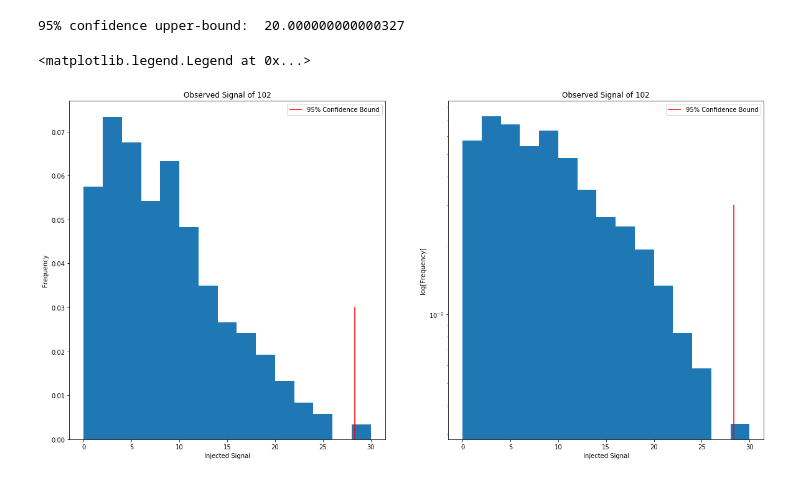
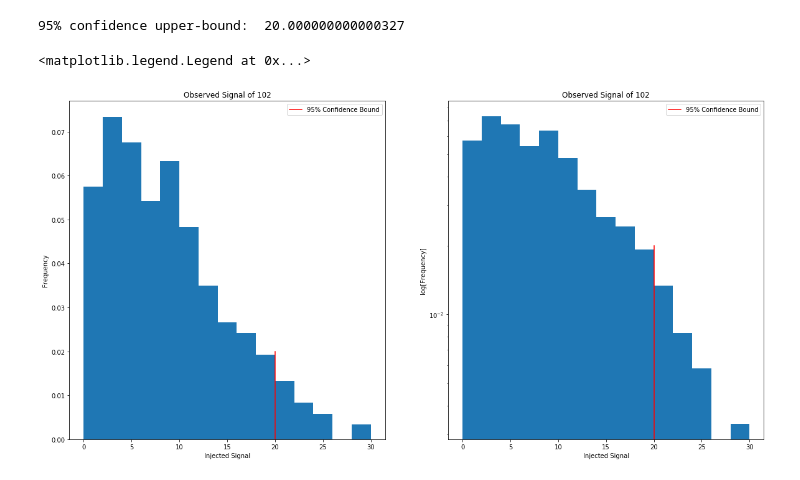
Before and after one commit to nsyochum/Physics-434, a Jupyter notebook: Lab_6/Lab_6.ipynb, the cells around one changed output. Saved outputs shown, nothing was run; the diff lists cells and outputs as text; code cells hidden in the pictures.

```diff
--- a/Lab_6/Lab_6.ipynb
+++ b/Lab_6/Lab_6.ipynb
@@ -295,28 +295,26 @@ print("95% confidence upper-bound: ",bound)
 # %% [output]
 95% confidence upper-bound:  20.000000000000327
 # %%
-mu = np.average(vert_dist)
-
-bounds = [mu + bound, mu + bound]
-y_vals = [0, 0.03]
+bounds = [bound, bound]
+y_vals = [0, 0.02]
 
 plt.rcParams["figure.figsize"] = (20,10)
 fig, ax = plt.subplots(1, 2)
 
 ax[0].hist(vert_dist, bins=15, density=True)
 ax[0].set_title('Observed Signal of ' + str(signal))
 ax[0].set_xlabel('Injected Signal')
 ax[0].set_ylabel('Frequency')
 ax[0].plot(bounds, y_vals, color = 'red', label='95% Confidence Bound')
 ax[0].legend()
 
 ax[1].hist(vert_dist, bins=15, density=True)
 ax[1].set_yscale('log')
 ax[1].set_title('Observed Signal of ' + str(signal))
 ax[1].set_xlabel('Injected Signal')
 ax[1].set_ylabel('log[Frequency]')
 ax[1].plot(bounds, y_vals, color = 'red', label='95% Confidence Bound')
 ax[1].legend()
 # %% [output]
 <matplotlib.legend.Legend at 0x...>
-[figure, old version]
+[figure, new version]
```
